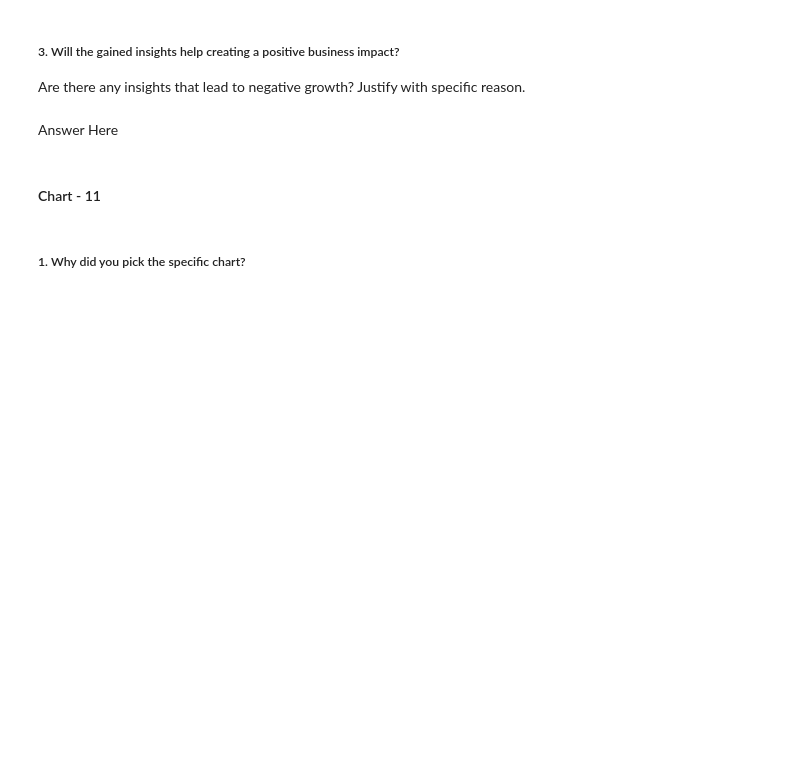
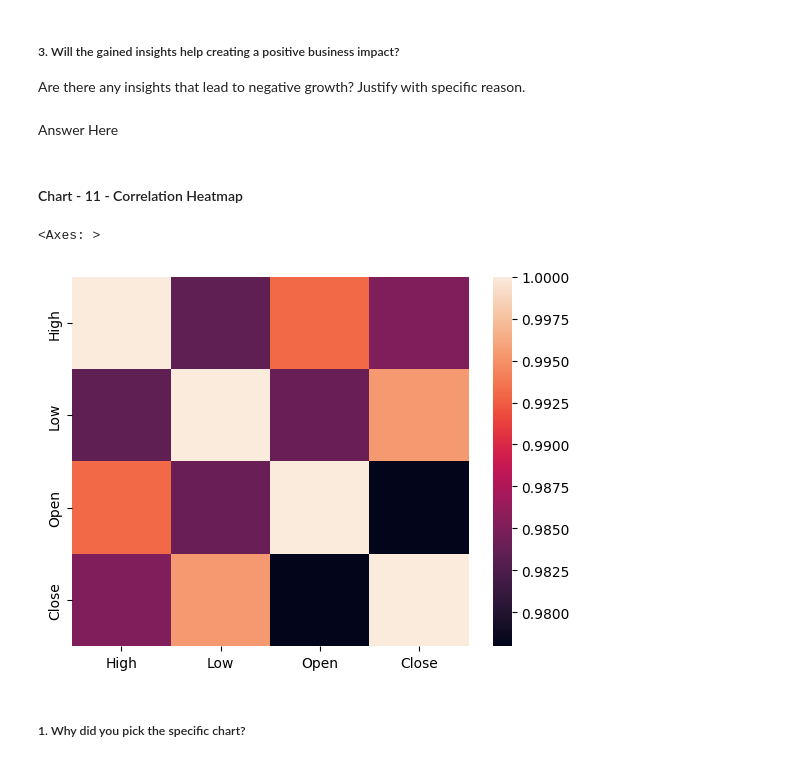
Before and after one commit to MishraVikas01/Capstone_project_Regression, a Jupyter notebook: vikas_ML_Submission_Template.ipynb, the cells around one changed output. Drawn from its saved outputs; the diff is of its cells as text; code cells hidden in the pictures; blank space fills up the shorter version.

```diff
--- a/vikas_ML_Submission_Template.ipynb
+++ b/vikas_ML_Submission_Template.ipynb
@@ -500,4 +596,4 @@ Are there any insights that lead to negative growth? Justify with specific reaso
 # %% [markdown]
 Answer Here
 # %% [markdown]
-#### Chart - 11
+#### Chart - 11 - Correlation Heatmap
@@ -506,3 +600,13 @@ Answer Here
+# %%
+# Correlation Heatmap visualization code
+yes_bank_data =data[['High',"Low",'Open','Close']]
+corr_df =yes_bank_data.corr()
+
+corr_df
+sns.heatmap(corr_df)
+# %% [output]
+<Axes: >
+[figure, added]
 # %% [markdown]
 ##### 1. Why did you pick the specific chart?
 # %% [markdown]
```
Also changed, not shown: parts of 122 cells of this notebook.
